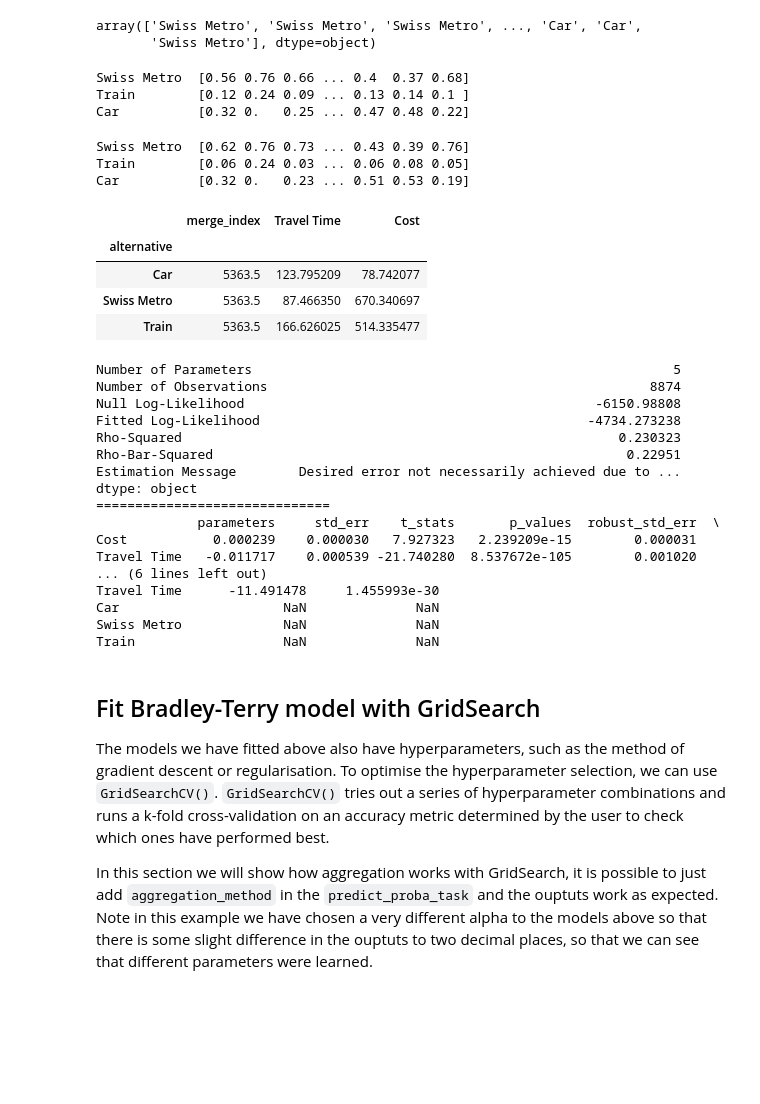
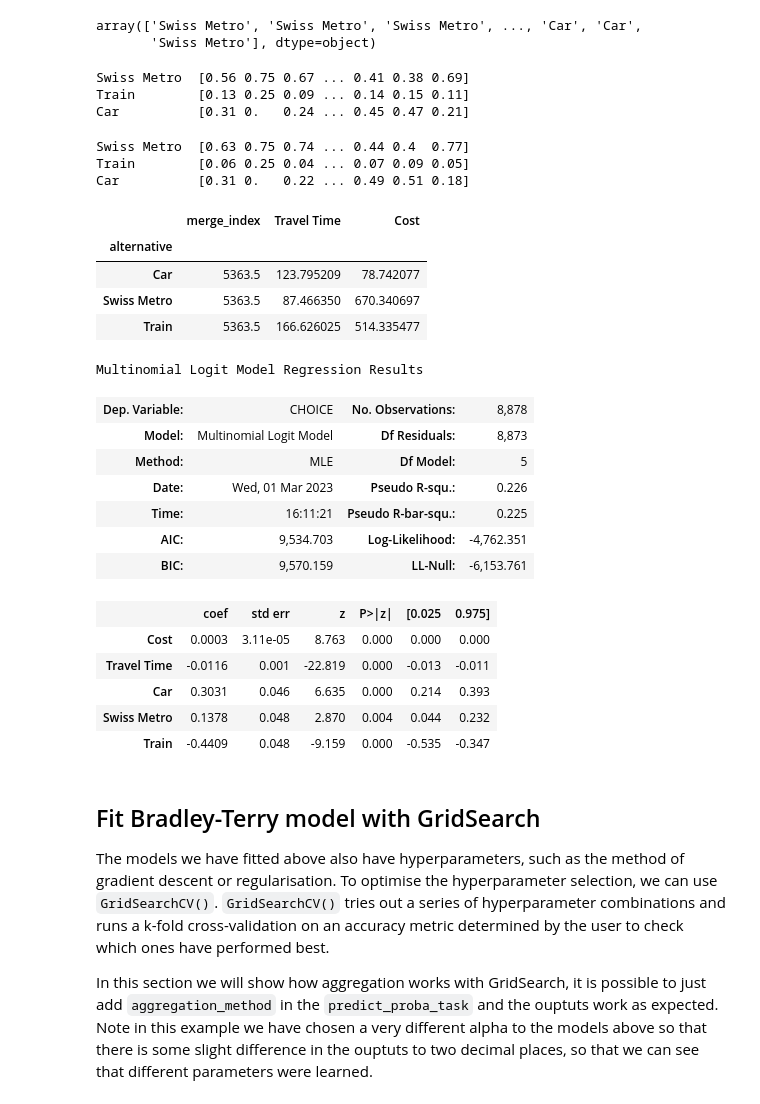
Before and after one commit to skpref/skpref, a Jupyter notebook: source/swissmetro_discrete_choice.ipynb, the cells around one changed output. Cells and saved outputs as stored; diff of their text form; code cells hidden in the pictures; blank space fills up the shorter version.

```diff
--- a/source/swissmetro_discrete_choice.ipynb
+++ b/source/swissmetro_discrete_choice.ipynb
@@ -284,7 +293,7 @@ swiss_metro_test = ChoiceTask(test, 'alternatives', 'chosen',
                                }
                              )
 
-my_BT_red_feats = BradleyTerry(method='BFGS', alpha=1e-5)
+my_BT_red_feats = BradleyTerry(method='BFGS', alpha=100, max_iter=100000)
 my_BT_red_feats.fit_task(swiss_metro_train_BT_feats)
 # %%
 swiss_metro_test = ChoiceTask(test, 'alternatives', 'chosen',
@@ -305,18 +314,18 @@ array(['Swiss Metro', 'Swiss Metro', 'Swiss Metro', ..., 'Car', 'Car',
 # %%
 nice_print_results(preds)
 # %% [output]
-Swiss Metro  [0.56 0.76 0.66 ... 0.4  0.37 0.68]
-Train        [0.12 0.24 0.09 ... 0.13 0.14 0.1 ]
-Car          [0.32 0.   0.25 ... 0.47 0.48 0.22]
+Swiss Metro  [0.56 0.75 0.67 ... 0.41 0.38 0.69]
+Train        [0.13 0.25 0.09 ... 0.14 0.15 0.11]
+Car          [0.31 0.   0.24 ... 0.45 0.47 0.21]
 # %%
 ind_trans_preds = my_BT_red_feats.predict_proba_task(swiss_metro_test,
                                    ['Swiss Metro','Train', 'Car'],
                                    aggregation_method='independent transitive')
 nice_print_results(ind_trans_preds)
 # %% [output]
-Swiss Metro  [0.62 0.76 0.73 ... 0.43 0.39 0.76]
-Train        [0.06 0.24 0.03 ... 0.06 0.08 0.05]
-Car          [0.32 0.   0.23 ... 0.51 0.53 0.19]
+Swiss Metro  [0.63 0.75 0.74 ... 0.44 0.4  0.77]
+Train        [0.06 0.25 0.04 ... 0.07 0.09 0.05]
+Car          [0.31 0.   0.22 ... 0.49 0.51 0.18]
 # %%
 preds_outcome_ind_trans = my_BT_red_feats.predict_task(swiss_metro_test,
                              aggregation_method='independent transitive')
@@ -330,25 +339,22 @@ dummy_secondary_table.groupby('alternative').mean()
 | Swiss Metro | 5363.5 | 87.466350 | 670.340697 |
 | Train | 5363.5 | 166.626025 | 514.335477 |
 # %%
-my_BT_red_feats.bt_with_feats.print_summaries()
+my_BT_red_feats.bt_with_feats.get_statsmodels_summary()
 # %% [output]
-Number of Parameters                                                      5
-Number of Observations                                                 8874
-Null Log-Likelihood                                             -6150.98808
-Fitted Log-Likelihood                                          -4734.273238
-Rho-Squared                                                        0.230323
-Rho-Bar-Squared                                                     0.22951
-Estimation Message        Desired error not necessarily achieved due to ...
-dtype: object
-==============================
-             parameters     std_err    t_stats       p_values  robust_std_err  \
-Cost           0.000239    0.000030   7.927323   2.239209e-15        0.000031
-Travel Time   -0.011717    0.000539 -21.740280  8.537672e-105        0.001020
-... (6 lines left out)
-Travel Time      -11.491478     1.455993e-30
-Car                     NaN              NaN
-Swiss Metro             NaN              NaN
-Train                   NaN              NaN
+Multinomial Logit Model Regression Results
+| Dep. Variable: | CHOICE | No. Observations: | 8,878 |
+| Model: | Multinomial Logit Model | Df Residuals: | 8,873 |
+| Method: | MLE | Df Model: | 5 |
+| Date: | Wed, 01 Mar 2023 | Pseudo R-squ.: | 0.226 |
+| Time: | 16:11:21 | Pseudo R-bar-squ.: | 0.225 |
+| AIC: | 9,534.703 | Log-Likelihood: | -4,762.351 |
+| BIC: | 9,570.159 | LL-Null: | -6,153.761 |
+|  | coef | std err | z | P>|z| | [0.025 | 0.975] |
+| Cost | 0.0003 | 3.11e-05 | 8.763 | 0.000 | 0.000 | 0.000 |
+| Travel Time | -0.0116 | 0.001 | -22.819 | 0.000 | -0.013 | -0.011 |
+| Car | 0.3031 | 0.046 | 6.635 | 0.000 | 0.214 | 0.393 |
+| Swiss Metro | 0.1378 | 0.048 | 2.870 | 0.004 | 0.044 | 0.232 |
+| Train | -0.4409 | 0.048 | -9.159 | 0.000 | -0.535 | -0.347 |
 # %% [markdown]
 ## Fit Bradley-Terry model with GridSearch
 The models we have fitted above also have hyperparameters, such as the method of gradient descent or regularisation. To  optimise the hyperparameter selection, we can use `GridSearchCV()`. `GridSearchCV()` tries out a series of hyperparameter combinations and runs a k-fold cross-validation on an accuracy metric determined by the user to check which ones have performed best.
```
Also changed, not shown: parts of 7 cells of this notebook, 2 other files.
